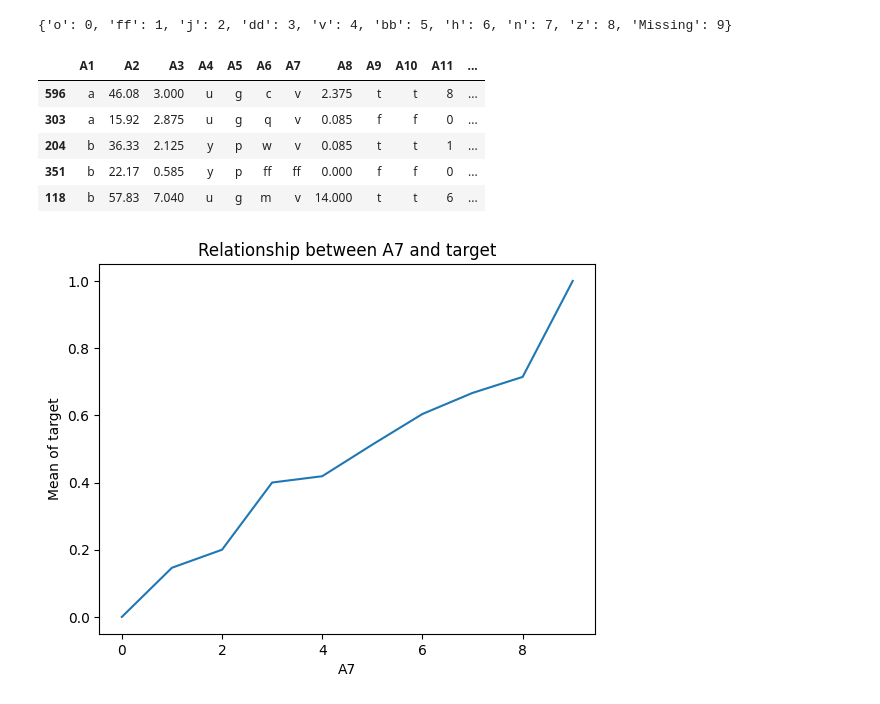
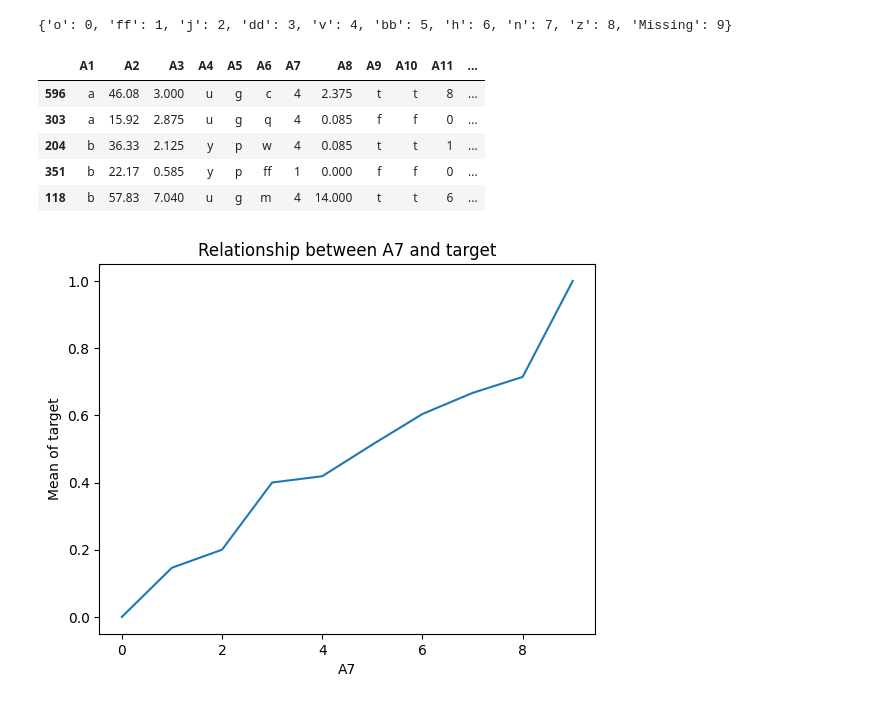
Before and after one commit to Chirag314/Feature-Engineering, a Jupyter notebook: Feature_Engineering_practise.ipynb, the cells around one changed output. Cells and saved outputs as stored; diff of their text form; code cells hidden in the pictures.

```diff
--- a/Feature_Engineering_practise.ipynb
+++ b/Feature_Engineering_practise.ipynb
@@ -985,14 +991,14 @@ print(ordinal_mapping)
 # %%
 X_train['A7']=X_train['A7'].map(ordinal_mapping)
 X_test['A7']=X_test['A7'].map(ordinal_mapping)
-x_train.head()
+X_train.head()
 # %% [output]
 |  | A1 | A2 | A3 | A4 | A5 | A6 | A7 | A8 | A9 | A10 | A11 | ... |
-| 596 | a | 46.08 | 3.000 | u | g | c | v | 2.375 | t | t | 8 | ... |
-| 303 | a | 15.92 | 2.875 | u | g | q | v | 0.085 | f | f | 0 | ... |
-| 204 | b | 36.33 | 2.125 | y | p | w | v | 0.085 | t | t | 1 | ... |
-| 351 | b | 22.17 | 0.585 | y | p | ff | ff | 0.000 | f | f | 0 | ... |
-| 118 | b | 57.83 | 7.040 | u | g | m | v | 14.000 | t | t | 6 | ... |
+| 596 | a | 46.08 | 3.000 | u | g | c | 4 | 2.375 | t | t | 8 | ... |
+| 303 | a | 15.92 | 2.875 | u | g | q | 4 | 0.085 | f | f | 0 | ... |
+| 204 | b | 36.33 | 2.125 | y | p | w | 4 | 0.085 | t | t | 1 | ... |
+| 351 | b | 22.17 | 0.585 | y | p | ff | 1 | 0.000 | f | f | 0 | ... |
+| 118 | b | 57.83 | 7.040 | u | g | m | 4 | 14.000 | t | t | 6 | ... |
 # %%
 X_train.groupby(['A7'])['A16'].mean().plot()
 plt.title('Relationship between A7 and target')
```
Also changed, not shown: parts of 11 cells of this notebook.
